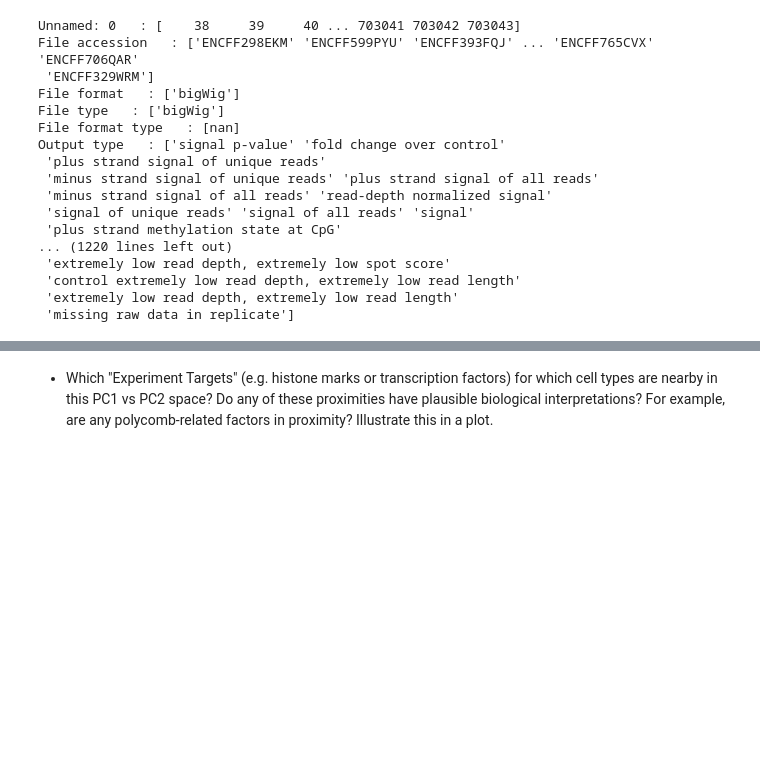
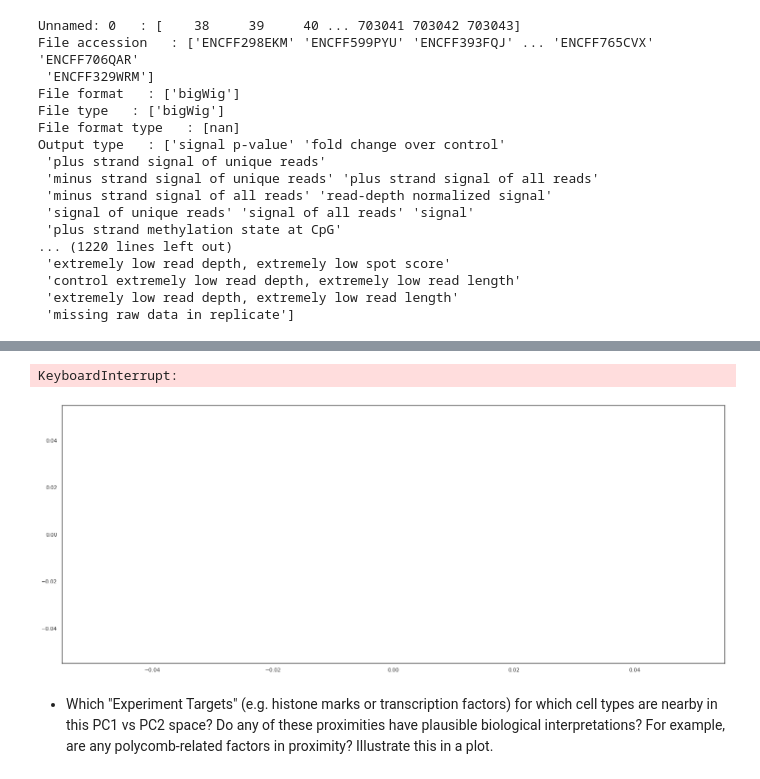
Before and after one commit to ramayyala/qbio577_fall2022, a Jupyter notebook: encode-bigwig-eda.ipynb, the cells around one changed output, grey strips where cells are left out. Saved outputs shown, nothing was run; the diff lists cells and outputs as text; code cells hidden in the pictures; blank space fills up the shorter version.

```diff
--- a/encode-bigwig-eda.ipynb
+++ b/encode-bigwig-eda.ipynb
@@ -261,0 +266,7 @@ fig = px.scatter(components, x=0, y=1,color=df_selected[covariate],width=1000, h
+# %%
+df_selected=df.iloc[: , :7]
+df_selected=df_selected.melt(id_vars=['chrom','start','end'])
+df_selected=df_selected.rename(columns={"variable":"File accession"})
+meta=metadata[["File accession","Assay"]]
+df_selected=df_selected.merge(meta, on='File accession', how='inner')
+df_selected
@@ -262,2 +306,17 @@ fig = px.scatter(components, x=0, y=1,color=df_selected[covariate],width=1000, h
+# %%
+sns.set_context("paper")
+sns.color_palette("pastel")
+sns.set(rc={'figure.figsize':(25,10)})
+sns.set_style("white")
+ax=sns.lineplot(x = "start", y = "value", data=df_selected,hue="Assay")
+ax.xaxis.set_major_formatter(bp_formatter)
+ax.set_ylabel("Expression")
+ax.set_xlabel("Position (Mb)")
+ax.set_title("Expression Profiles all samples by Assay")
+plt.legend(bbox_to_anchor=(1.05, 1), loc=2, borderaxespad=0.)
+sns.despine()
+# %% [output]
+KeyboardInterrupt:
+[figure, added]
 # %% [markdown]
 - Which "Experiment Targets" (e.g. histone marks or transcription factors) for which cell types are nearby in this PC1 vs PC2 space? Do any of these proximities have plausible biological interpretations? For example, are any polycomb-related factors in proximity? Illustrate this in a plot.
```
Also changed, not shown: parts of 25 cells of this notebook.
